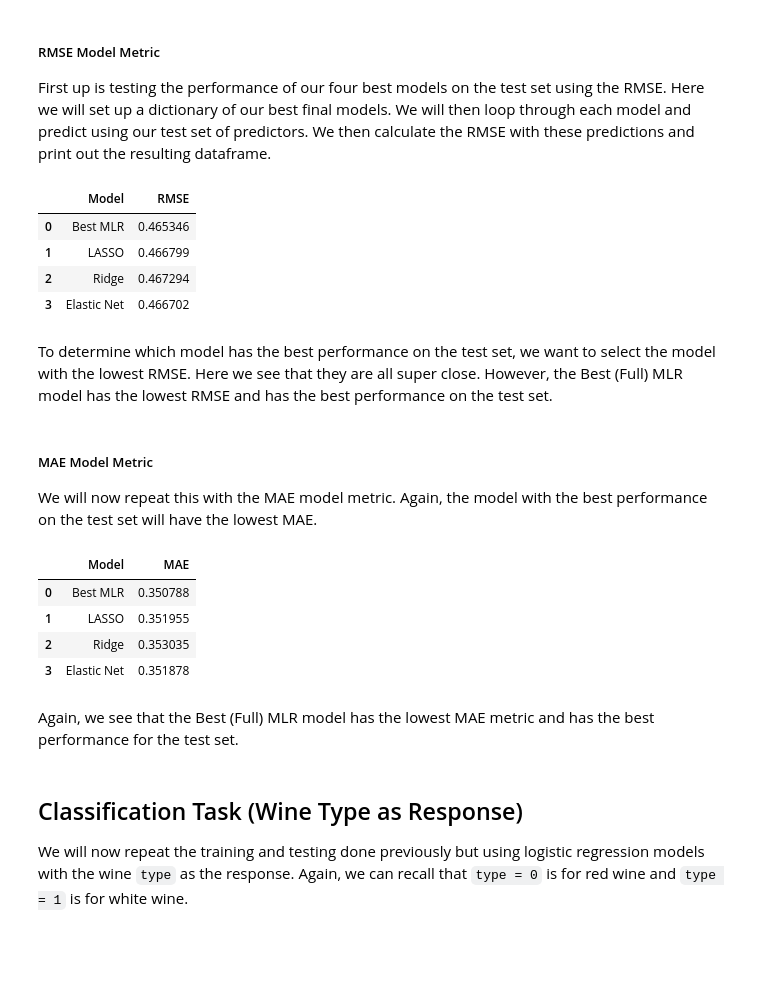
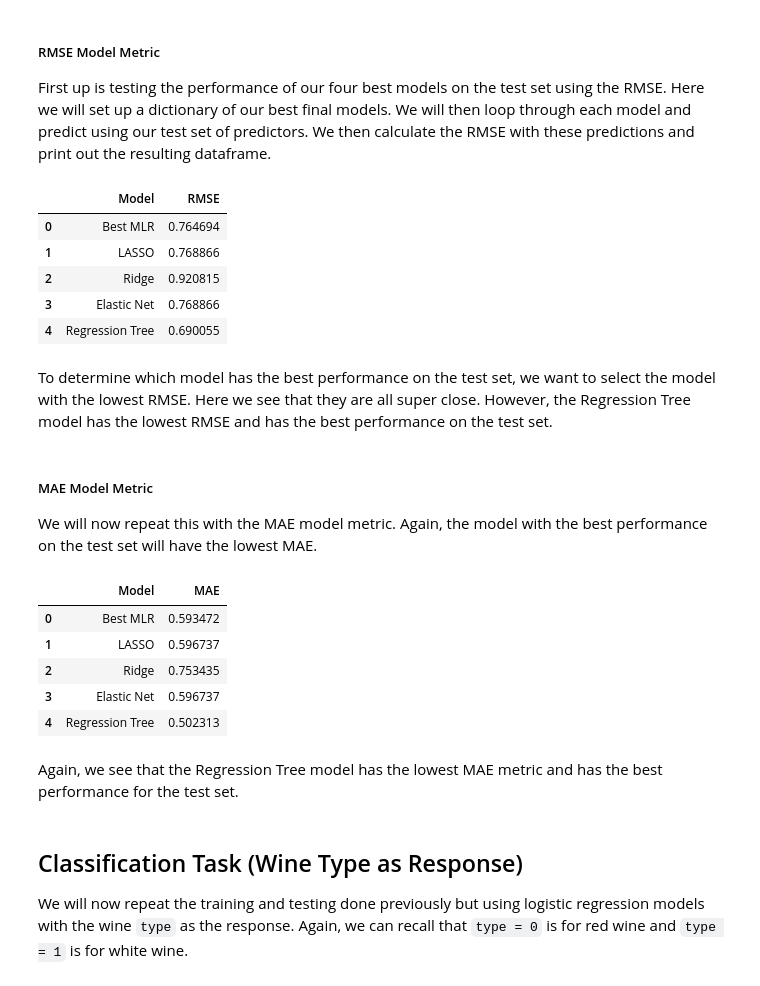
Before and after one commit to Ambaright/ST-554-Homework-8, a Jupyter notebook: Baright_ST554_Homework_8.ipynb, the cells around one changed output. Cells and saved outputs as stored; diff of their text form; code cells hidden in the pictures; blank space fills up the shorter version.

Commit message:
Add in Regression Tree Train and Test models

```diff
--- a/Baright_ST554_Homework_8.ipynb
+++ b/Baright_ST554_Homework_8.ipynb
@@ -325,0 +332,17 @@ elastic_best = ElasticNet(alpha = elastic_mod.alpha_, l1_ratio = elastic_mod.l1_
+# %%
+# Set up the potential parameter values as a dictionary
+parameters = {'max_depth': range(2,15),
+              'min_samples_leaf': [3,5,10,50,100]}
+
+# Use GridSearchCV to find the tuning parameters
+tuning_reg_model = GridSearchCV(
+    estimator = DecisionTreeRegressor(),
+    param_grid = parameters,
+    cv = 5,
+    scoring = 'neg_mean_squared_error')
+
+tuning_reg_model.fit(X_train[["chlorides", "pH", "citric acid", "density", "sulphates", "fixed acidity"]]
+         ,y_train["alcohol"])
+
+# Inspect the best tuning parameters
+print(tuning_reg_model.best_score_, tuning_reg_model.best_params_)
@@ -326,3 +353,8 @@ elastic_best = ElasticNet(alpha = elastic_mod.alpha_, l1_ratio = elastic_mod.l1_
+# %%
+reg_tree_best = DecisionTreeRegressor(max_depth = tuning_reg_model.best_params_['max_depth'],
+                    min_samples_leaf = tuning_reg_model.best_params_['min_samples_leaf']).fit\
+    (X_train[["chlorides", "pH", "citric acid", "density", "sulphates", "fixed acidity"]]
+         ,y_train["alcohol"])
 # %% [markdown]
 ### Test Models
 
@@ -334,26 +366,28 @@ First up is testing the performance of our four best models on the test set usin
 # %%
 final_models = {
     "Best MLR": mlr_best,
     "LASSO": lasso_best,
     "Ridge": ridge_best,
-    "Elastic Net": elastic_best
+    "Elastic Net": elastic_best,
+    "Regression Tree": reg_tree_best
 }
 
 test_results_rmse = []
 for name, model in final_models.items():
-    preds = model.predict(X_test)
-    rmse = np.sqrt(mean_squared_error(y_test, preds))
+    preds = model.predict(X_test[["chlorides", "pH", "citric acid", "density", "sulphates", "fixed acidity"]])
+    rmse = np.sqrt(mean_squared_error(y_test["alcohol"], preds))
     test_results_rmse.append({"Model": name, "RMSE": rmse})
 
 pd.DataFrame(test_results_rmse)
 # %% [output]
 |  | Model | RMSE |
-| 0 | Best MLR | 0.465346 |
-| 1 | LASSO | 0.466799 |
-| 2 | Ridge | 0.467294 |
-| 3 | Elastic Net | 0.466702 |
+| 0 | Best MLR | 0.764694 |
+| 1 | LASSO | 0.768866 |
+| 2 | Ridge | 0.920815 |
+| 3 | Elastic Net | 0.768866 |
+| 4 | Regression Tree | 0.690055 |
 # %% [markdown]
-To determine which model has the best performance on the test set, we want to select the model with the lowest RMSE. Here we see that they are all super close. However, the Best (Full) MLR model has the lowest RMSE and has the best performance on the test set.
+To determine which model has the best performance on the test set, we want to select the model with the lowest RMSE. Here we see that they are all super close. However, the Regression Tree model has the lowest RMSE and has the best performance on the test set.
 # %% [markdown]
 ##### MAE Model Metric
 
@@ -361,19 +395,20 @@ We will now repeat this with the MAE model metric. Again, the model with the bes
 # %%
 test_results_mae = []
 for name, model in final_models.items():
-    preds = model.predict(X_test)
-    mae = mean_absolute_error(y_test, preds)
+    preds = model.predict(X_test[["chlorides", "pH", "citric acid", "density", "sulphates", "fixed acidity"]])
+    mae = mean_absolute_error(y_test["alcohol"], preds)
     test_results_mae.append({"Model": name, "MAE": mae})
 
 pd.DataFrame(test_results_mae)
 # %% [output]
 |  | Model | MAE |
-| 0 | Best MLR | 0.350788 |
-| 1 | LASSO | 0.351955 |
-| 2 | Ridge | 0.353035 |
-| 3 | Elastic Net | 0.351878 |
+| 0 | Best MLR | 0.593472 |
+| 1 | LASSO | 0.596737 |
+| 2 | Ridge | 0.753435 |
+| 3 | Elastic Net | 0.596737 |
+| 4 | Regression Tree | 0.502313 |
 # %% [markdown]
-Again, we see that the Best (Full) MLR model has the lowest MAE metric and has the best performance for the test set.
+Again, we see that the Regression Tree model has the lowest MAE metric and has the best performance for the test set.
 # %% [markdown]
 ## Classification Task (Wine Type as Response)
 
```
Also changed, not shown: parts of 4 cells of this notebook.
